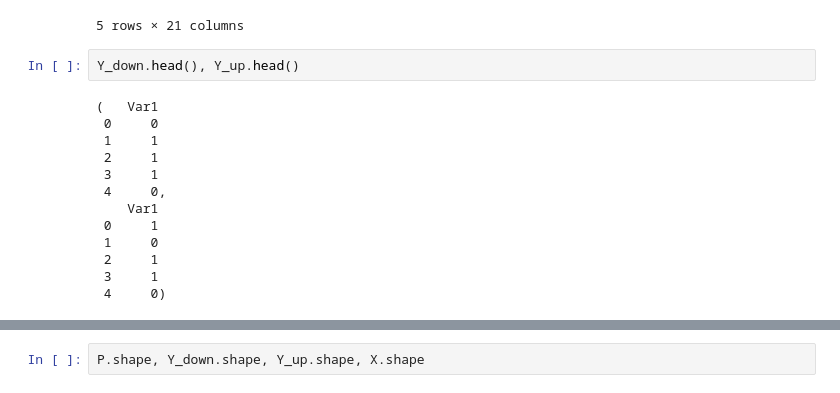
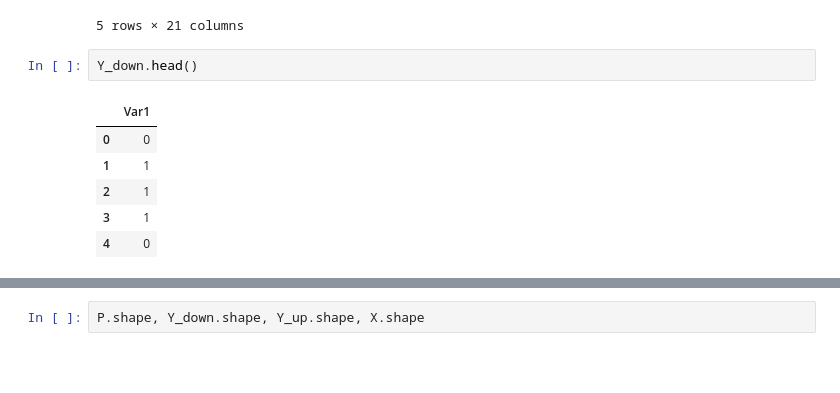
Before and after one commit to alexeyhorkin/ml_dl_with_topology_data, a Jupyter notebook: notebooks/eda/EDA_of_data_2.ipynb, the cells around one changed output, grey strips where cells are left out. Drawn from its saved outputs; the diff is of its cells as text; blank space fills up the shorter version.

```diff
--- a/notebooks/eda/EDA_of_data_2.ipynb
+++ b/notebooks/eda/EDA_of_data_2.ipynb
@@ -50,17 +50,11 @@ X.head()
 | 4 | 1.347314e-11 | 1.677927e-10 | 2.199694e-08 | 1.748526e-07 | ... |
 5 rows × 21 columns
 # %%
-Y_down.head(), Y_up.head()
+Y_down.head()
 # %% [output]
-(   Var1
- 0     0
- 1     1
- 2     1
- 3     1
- 4     0,
-    Var1
- 0     1
- 1     0
- 2     1
- 3     1
- 4     0)
+|  | Var1 |
+| 0 | 0 |
+| 1 | 1 |
+| 2 | 1 |
+| 3 | 1 |
+| 4 | 0 |
```
Also changed, not shown: parts of 4 cells of this notebook.
